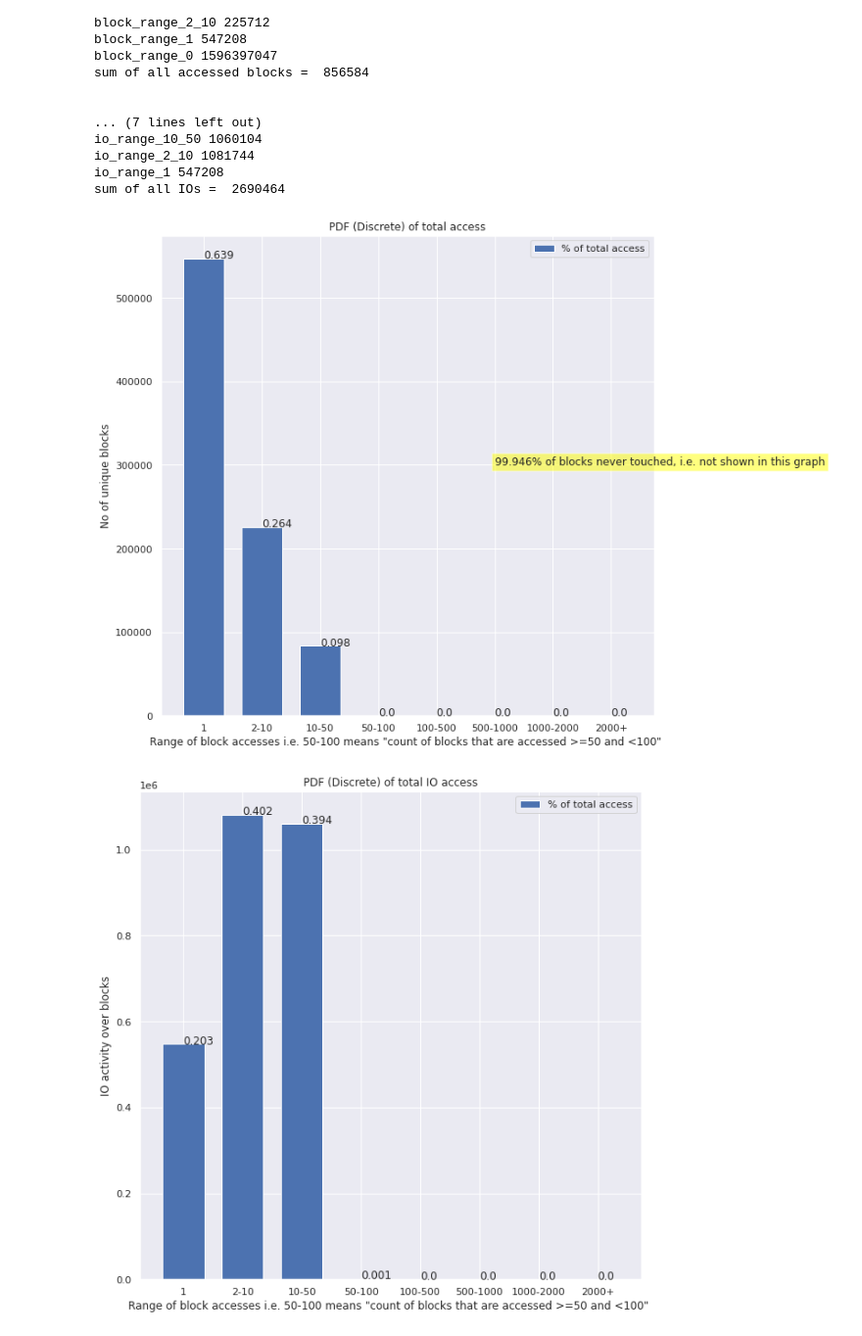
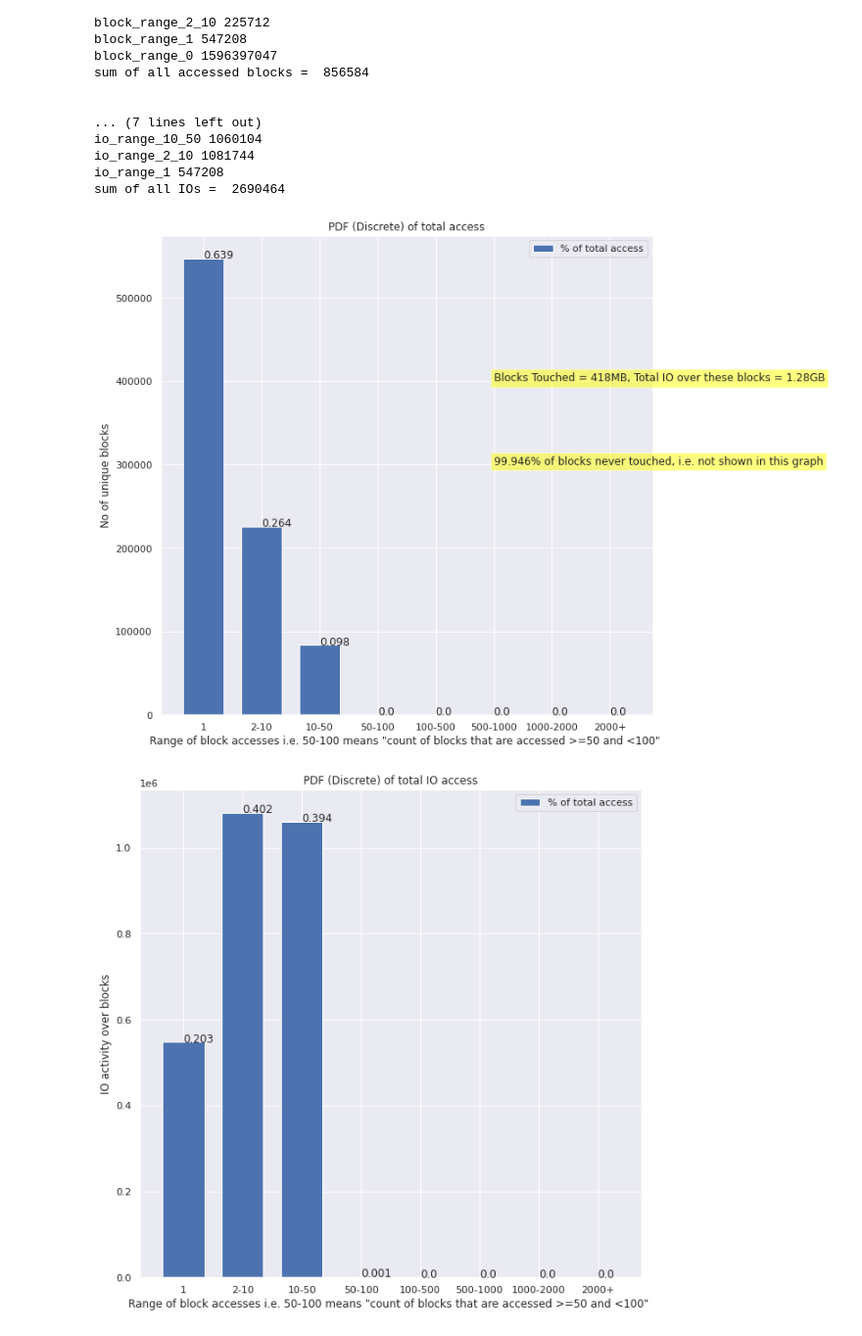
Before and after one commit to PrathUpadhyay/Systems, a Jupyter notebook: IO_Traces/Traces_Filebench/filebench_varmail_15mins.ipynb, the cells around one changed output. Shown at 98% size. Cells and saved outputs as stored; diff of their text form; code cells hidden in the pictures.

```diff
--- a/IO_Traces/Traces_Filebench/filebench_varmail_15mins.ipynb
+++ b/IO_Traces/Traces_Filebench/filebench_varmail_15mins.ipynb
@@ -289,27 +289,29 @@ sum of all IOs =  2690464
 # %%
 import matplotlib.pyplot as pyplot
 
 pyplot.figure(figsize=(10,10))
 
 x_axis = ["1", "2-10", "10-50", "50-100", "100-500", "500-1000", "1000-2000", "2000+"]
 
 y_axis = [block_range_1, block_range_2_10, block_range_10_50,
           block_range_50_100, block_range_100_500, block_range_500_1000,
           block_range_1000_2000, block_range_2000_plus]
 
 pyplot.bar(x_axis, y_axis, width=0.7, label='% of total access')
 # pyplot.bar(x_h, host_read_latency, width=0.7, label='Oasis')
 # pyplot.xticks([])
 pyplot.legend(loc='upper right')
 pyplot.title("PDF (Discrete) of total access")
 pyplot.ylabel('No of unique blocks')
 pyplot.xlabel('Range of block accesses i.e. 50-100 means "count of blocks that are accessed >=50 and <100" ')
 pyplot.text(5, 300000, "99.946% of blocks never touched, i.e. not shown in this graph", bbox=dict(facecolor='yellow', alpha=0.5))
+pyplot.text(5, 400000, "Blocks Touched = 418MB, Total IO over these blocks = 1.28GB", bbox=dict(facecolor='yellow', alpha=0.5))
+
 
 for i in range(len(x_axis)):
     pyplot.annotate(str(round(y_axis[i]/number_of_blocks_total_accessed, 3)), xy=(x_axis[i], y_axis[i]))
 # %% [output]
-[figure, old version]
+[figure, new version]
 # %%
 import matplotlib.pyplot as pyplot
 
```
Also changed, not shown: 2 other files.
